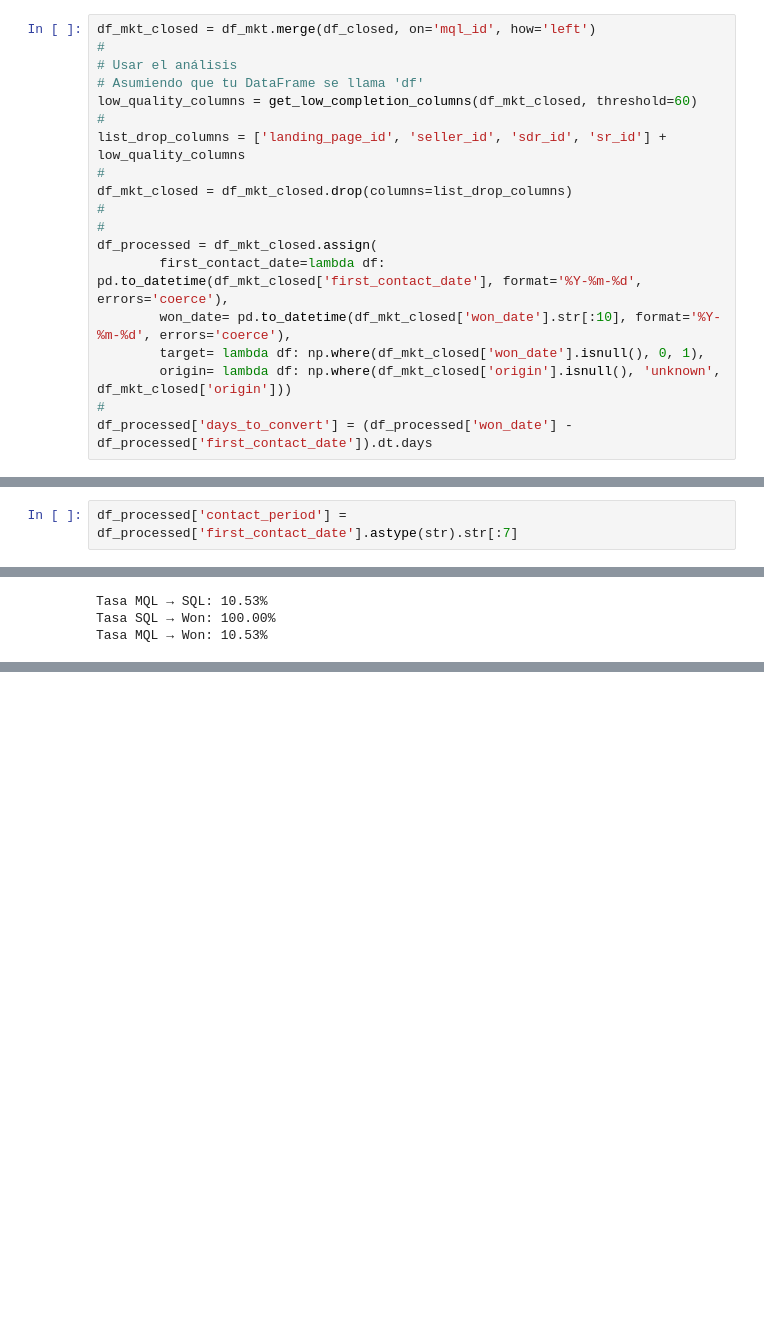
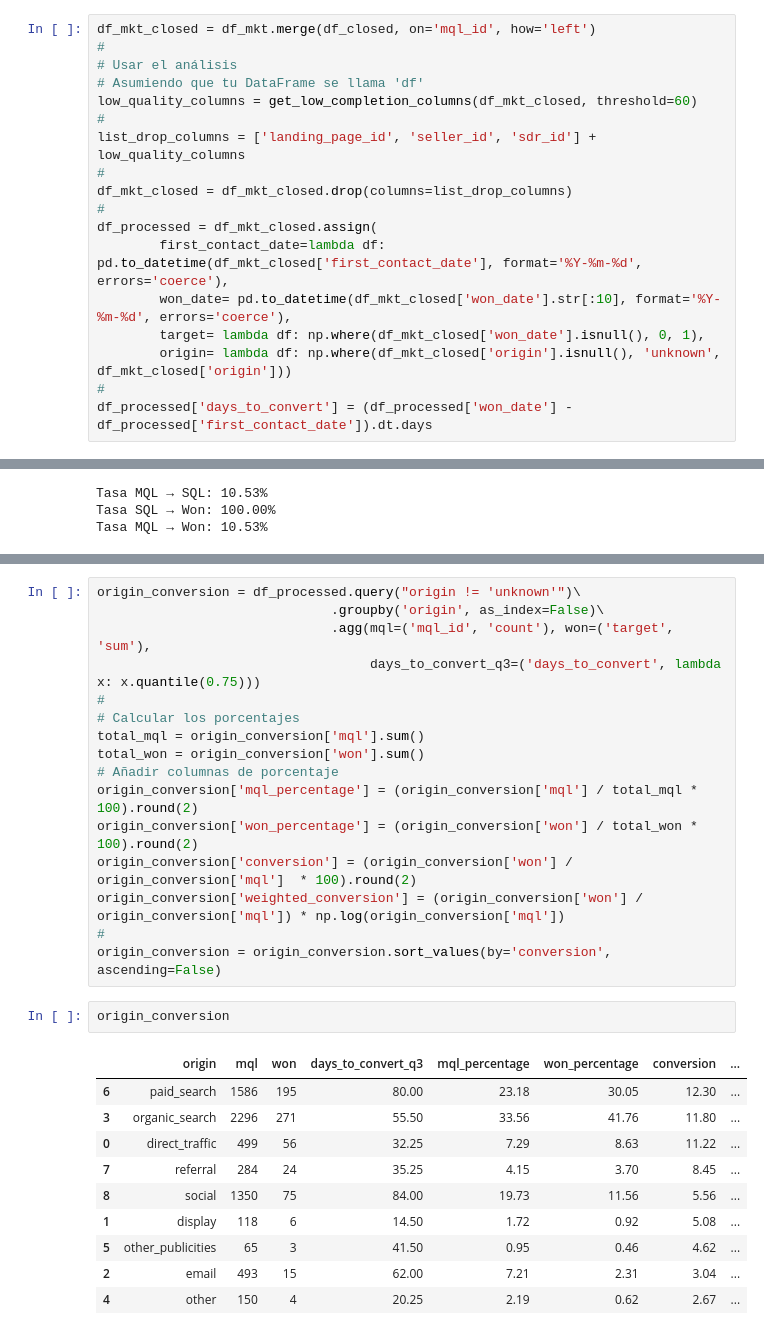
Before and after one commit to jhonfg13/Cobre_Prueba, a Jupyter notebook: notebooks/01_atribucion_conversion_eda.ipynb, the cells around one changed output, grey strips where cells are left out. Saved outputs shown, nothing was run; the diff lists cells and outputs as text; blank space fills up the shorter version.

```diff
--- a/notebooks/01_atribucion_conversion_eda.ipynb
+++ b/notebooks/01_atribucion_conversion_eda.ipynb
@@ -66,10 +88,9 @@ df_mkt_closed = df_mkt.merge(df_closed, on='mql_id', how='left')
 # Asumiendo que tu DataFrame se llama 'df'
 low_quality_columns = get_low_completion_columns(df_mkt_closed, threshold=60)
 #
-list_drop_columns = ['landing_page_id', 'seller_id', 'sdr_id', 'sr_id'] + low_quality_columns
+list_drop_columns = ['landing_page_id', 'seller_id', 'sdr_id'] + low_quality_columns
 #
 df_mkt_closed = df_mkt_closed.drop(columns=list_drop_columns)
-#
 #
 df_processed = df_mkt_closed.assign(
         first_contact_date=lambda df: pd.to_datetime(df_mkt_closed['first_contact_date'], format='%Y-%m-%d', errors='coerce'),
@@ -153,2 +101,0 @@ px.line(mql_daily_series, x='first_contact_date', y='mql_count', title='MQLs por
-# %%
-df_processed['contact_period'] = df_processed['first_contact_date'].astype(str).str[:7]
@@ -362,0 +135,29 @@ memory usage: 1.1+ MB
+# %%
+origin_conversion = df_processed.query("origin != 'unknown'")\
+                              .groupby('origin', as_index=False)\
+                              .agg(mql=('mql_id', 'count'), won=('target', 'sum'),
+                                   days_to_convert_q3=('days_to_convert', lambda x: x.quantile(0.75)))
+#
+# Calcular los porcentajes
+total_mql = origin_conversion['mql'].sum()
+total_won = origin_conversion['won'].sum()
+# Añadir columnas de porcentaje
+origin_conversion['mql_percentage'] = (origin_conversion['mql'] / total_mql * 100).round(2)
+origin_conversion['won_percentage'] = (origin_conversion['won'] / total_won * 100).round(2)
+origin_conversion['conversion'] = (origin_conversion['won'] / origin_conversion['mql']  * 100).round(2)
+origin_conversion['weighted_conversion'] = (origin_conversion['won'] / origin_conversion['mql']) * np.log(origin_conversion['mql'])
+#
+origin_conversion = origin_conversion.sort_values(by='conversion', ascending=False)
+# %%
+origin_conversion
+# %% [output]
+|  | origin | mql | won | days_to_convert_q3 | mql_percentage | won_percentage | conversion | ... |
+| 6 | paid_search | 1586 | 195 | 80.00 | 23.18 | 30.05 | 12.30 | ... |
+| 3 | organic_search | 2296 | 271 | 55.50 | 33.56 | 41.76 | 11.80 | ... |
+| 0 | direct_traffic | 499 | 56 | 32.25 | 7.29 | 8.63 | 11.22 | ... |
+| 7 | referral | 284 | 24 | 35.25 | 4.15 | 3.70 | 8.45 | ... |
+| 8 | social | 1350 | 75 | 84.00 | 19.73 | 11.56 | 5.56 | ... |
+| 1 | display | 118 | 6 | 14.50 | 1.72 | 0.92 | 5.08 | ... |
+| 5 | other_publicities | 65 | 3 | 41.50 | 0.95 | 0.46 | 4.62 | ... |
+| 2 | email | 493 | 15 | 62.00 | 7.21 | 2.31 | 3.04 | ... |
+| 4 | other | 150 | 4 | 20.25 | 2.19 | 0.62 | 2.67 | ... |
```
Also changed, not shown: parts of 35 cells of this notebook, 7 other files.
